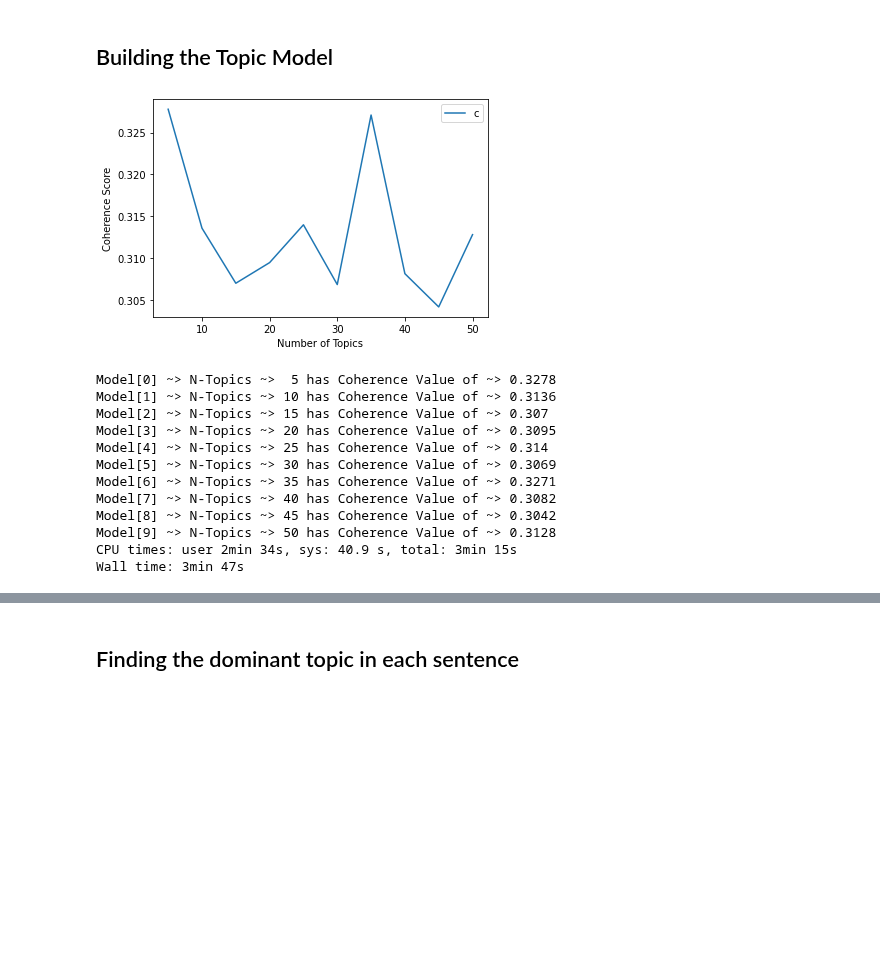
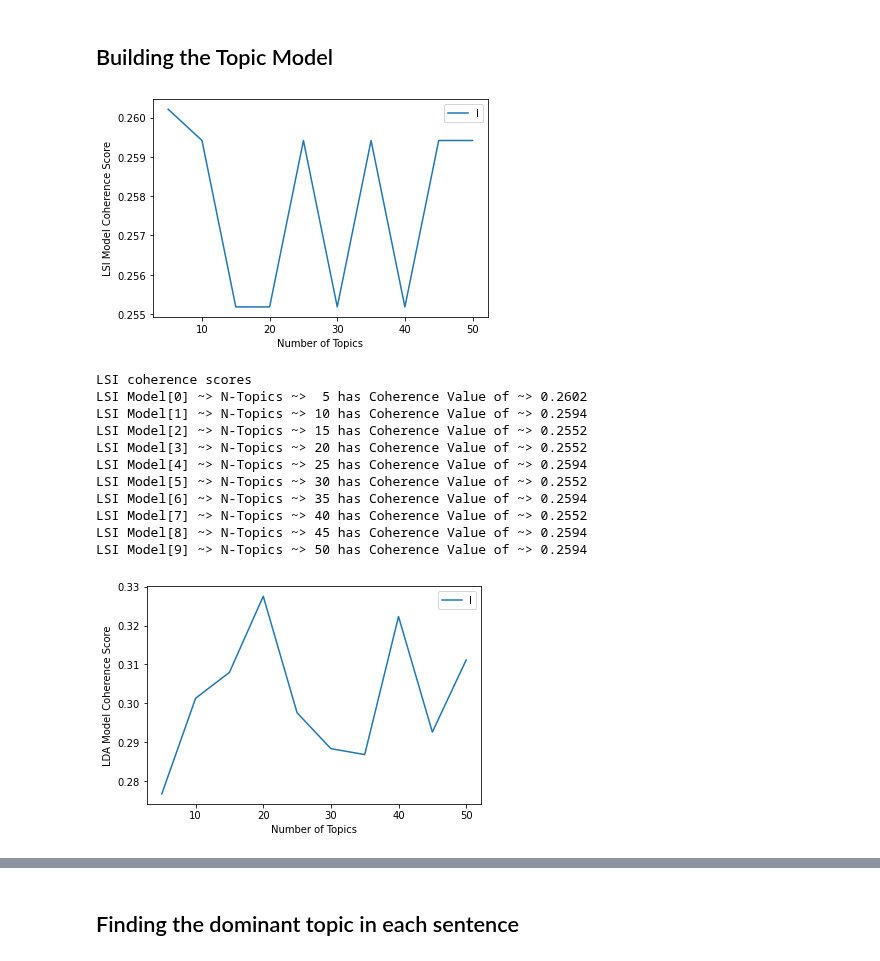
Before and after one commit to babybunso/team-sasa, a Jupyter notebook: sprint4project/3_NLP.ipynb, the cells around one changed output, grey strips where cells are left out. Saved outputs shown, nothing was run; the diff lists cells and outputs as text; code cells hidden in the pictures; blank space fills up the shorter version.

Commit message:
Modify NLP notebook - Adding Text Summarization

```diff
--- a/sprint4project/3_NLP.ipynb
+++ b/sprint4project/3_NLP.ipynb
@@ -237,7 +243,7 @@ FILENAME = 'datasets/combined_and_cleaned.csv'
 
 df = pd.read_csv(FILENAME)
 # df['published_dates'] = pd.to_datetime(df['published_dates'])
-df['authors'].fillna('sunstar', inplace=True)
+
 df.info()
 df
 # %% [output]
@@ -381,44 +421,72 @@ print(corpus[:1])
 # %%
 %%time
 
 limit = 51; start = 5; step = 5
-coherences = []
-models = []
+lsicoherences = []
+lsimodels = []
+ldacoherences = []
+ldamodels = []
 
 for N in range(start, limit, step):
+    # LSI
+    lsimodel = LsiModel(corpus=corpus, num_topics=N, id2word=id2word_dictionary)
+    lsimodels.append(lsimodel)
+    lsitopics = [[word for word, prob in topic] for topicid, topic in lsimodel.show_topics(formatted=False)]
+    lsicoherence = CoherenceModel(topics=lsitopics[:10], texts=texts, dictionary=id2word_dictionary, window_size=10).get_coherence()
+    lsicoherences.append((lsicoherence))
+    # LDA
     ldamodel = LdaModel(corpus=corpus, num_topics=N, id2word=id2word_dictionary)
-    models.append(ldamodel)
-
+    ldamodels.append(ldamodel)
     ldatopics = [[word for word, prob in topic] for topicid, topic in ldamodel.show_topics(formatted=False)]
     ldacoherence = CoherenceModel(topics=ldatopics[:10], texts=texts, dictionary=id2word_dictionary, window_size=10).get_coherence()
-    coherences.append((ldacoherence))
+    ldacoherences.append((ldacoherence))
+
+# HDP
+hdpmodel = HdpModel(corpus=corpus, id2word=id2word_dictionary)
+hdptopics = [[word for word, prob in topic] for topicid, topic in hdpmodel.show_topics(formatted=False)]
+hdpcoherence = CoherenceModel(topics=hdptopics[:10], texts=texts, dictionary=id2word_dictionary, window_size=10).get_coherence()
 
 
-# Plot the number of topics based on coherence score
+# Plot the number of topics based on LSI coherence score
 x = range(start, limit, step)
-plt.plot(x, coherences)
+plt.plot(x, lsicoherences)
 plt.xlabel('Number of Topics')
-plt.ylabel('Coherence Score')
-plt.legend('coherences', loc='best')
+plt.ylabel('LSI Model Coherence Score')
+plt.legend('lsicoherences', loc='best')
 plt.show()
+# Print the LSI coherence scores
+print('\nLSI coherence scores')
+idx = 0
+for n, cv in zip(x, lsicoherences):
+    print(f'LSI Model[{idx}] ~> N-Topics ~> {n:2} has Coherence Value of ~> {round(cv, 4)}')
+    idx += 1
 
+print('\n\n')
 
-# Print the coherence scores
+# Plot the number of topics based on LDA coherence score
+x = range(start, limit, step)
+plt.plot(x, ldacoherences)
+plt.xlabel('Number of Topics')
+plt.ylabel('LDA Model Coherence Score')
+plt.legend('ldacoherences', loc='best')
+plt.show()
+# Print the LDA coherence scores
+print('\n\nLDA coherence scores')
 idx = 0
-for n, cv in zip(x, coherences):
-    print(f'Model[{idx}] ~> N-Topics ~> {n:2} has Coherence Value of ~> {round(cv, 4)}')
+for n, cv in zip(x, ldacoherences):
+    print(f'LDA Model[{idx}] ~> N-Topics ~> {n:2} has Coherence Value of ~> {round(cv, 4)}')
     idx += 1
 # %% [output]
-[figure, old version]
+[figure, new version]
-Model[0] ~> N-Topics ~>  5 has Coherence Value of ~> 0.3278
-Model[1] ~> N-Topics ~> 10 has Coherence Value of ~> 0.3136
-Model[2] ~> N-Topics ~> 15 has Coherence Value of ~> 0.307
-Model[3] ~> N-Topics ~> 20 has Coherence Value of ~> 0.3095
-Model[4] ~> N-Topics ~> 25 has Coherence Value of ~> 0.314
-Model[5] ~> N-Topics ~> 30 has Coherence Value of ~> 0.3069
-Model[6] ~> N-Topics ~> 35 has Coherence Value of ~> 0.3271
-Model[7] ~> N-Topics ~> 40 has Coherence Value of ~> 0.3082
-Model[8] ~> N-Topics ~> 45 has Coherence Value of ~> 0.3042
-Model[9] ~> N-Topics ~> 50 has Coherence Value of ~> 0.3128
-CPU times: user 2min 34s, sys: 40.9 s, total: 3min 15s
-Wall time: 3min 47s
+LSI coherence scores
+LSI Model[0] ~> N-Topics ~>  5 has Coherence Value of ~> 0.2602
+LSI Model[1] ~> N-Topics ~> 10 has Coherence Value of ~> 0.2594
+LSI Model[2] ~> N-Topics ~> 15 has Coherence Value of ~> 0.2552
+LSI Model[3] ~> N-Topics ~> 20 has Coherence Value of ~> 0.2552
+LSI Model[4] ~> N-Topics ~> 25 has Coherence Value of ~> 0.2594
+LSI Model[5] ~> N-Topics ~> 30 has Coherence Value of ~> 0.2552
+LSI Model[6] ~> N-Topics ~> 35 has Coherence Value of ~> 0.2594
+LSI Model[7] ~> N-Topics ~> 40 has Coherence Value of ~> 0.2552
+LSI Model[8] ~> N-Topics ~> 45 has Coherence Value of ~> 0.2594
+LSI Model[9] ~> N-Topics ~> 50 has Coherence Value of ~> 0.2594
+[figure, added]
```
Also changed, not shown: parts of 17 cells of this notebook.
